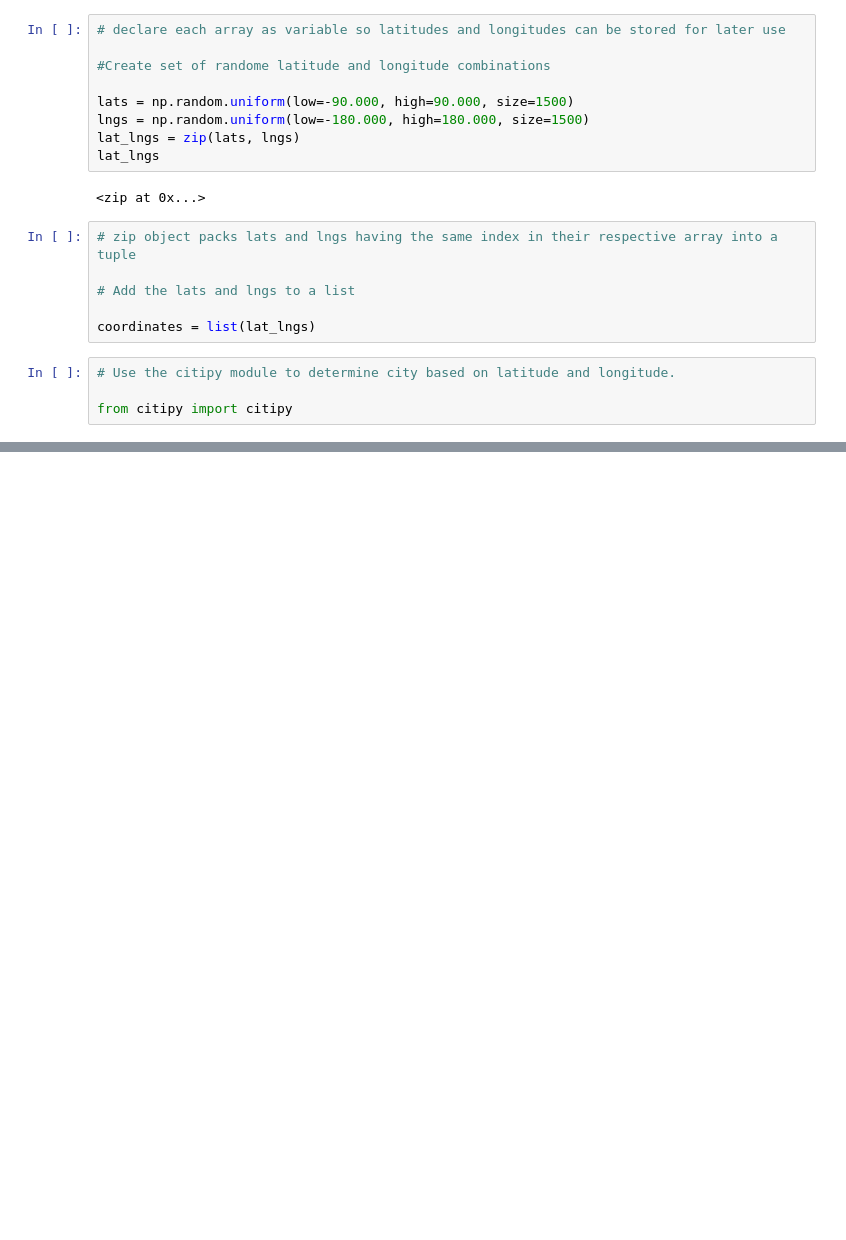
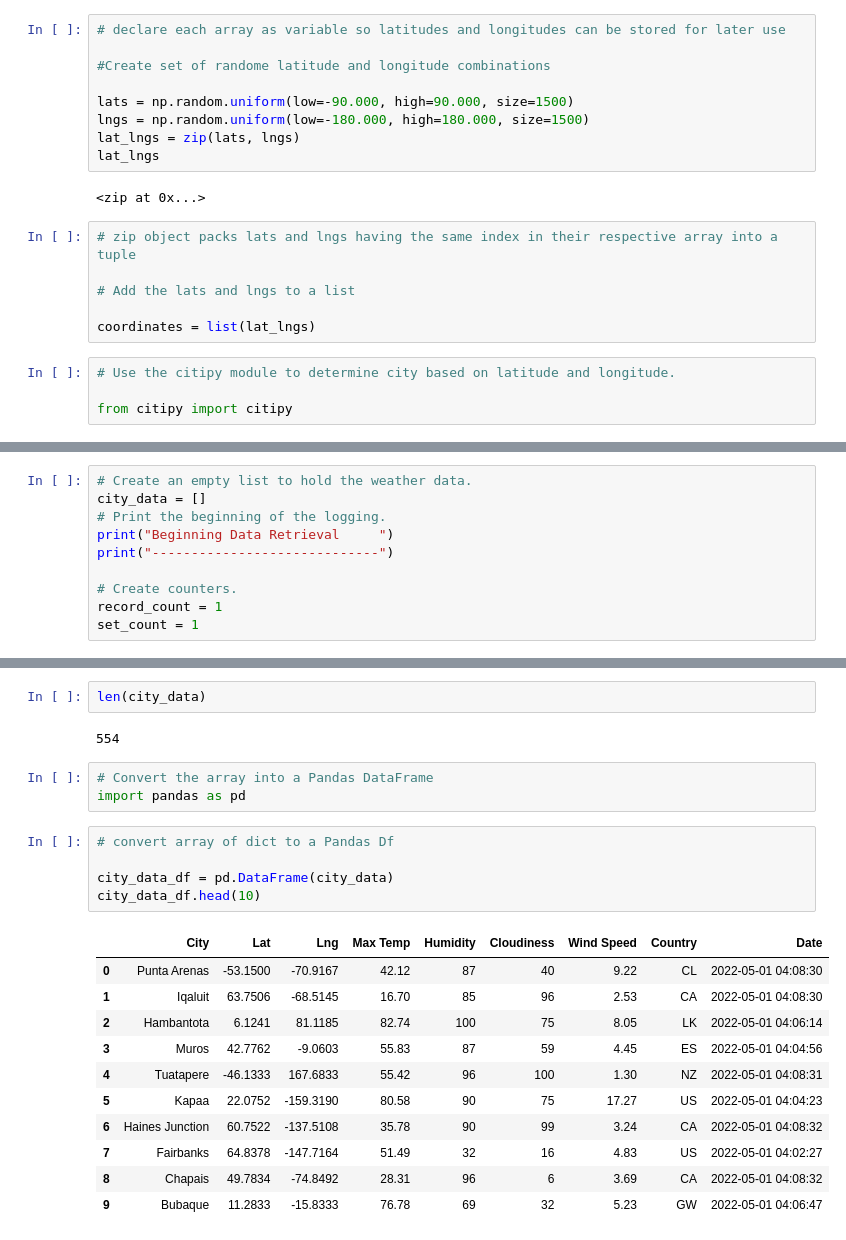
Before and after one commit to jwygonik/World_Weather_Analysis, a Jupyter notebook: WeatherPy.ipynb, the cells around one changed output, grey strips where cells are left out. Cells and saved outputs as stored; diff of their text form; blank space fills up the shorter version.

```diff
--- a/WeatherPy.ipynb
+++ b/WeatherPy.ipynb
@@ -45,0 +50,10 @@ len(cities)
+# %%
+# Create an empty list to hold the weather data.
+city_data = []
+# Print the beginning of the logging.
+print("Beginning Data Retrieval     ")
+print("-----------------------------")
+
+# Create counters.
+record_count = 1
+set_count = 1
@@ -45,0 +133,24 @@ len(cities)
+# %%
+len(city_data)
+# %% [output]
+554
+# %%
+# Convert the array into a Pandas DataFrame
+import pandas as pd
+# %%
+# convert array of dict to a Pandas Df
+
+city_data_df = pd.DataFrame(city_data)
+city_data_df.head(10)
+# %% [output]
+|  | City | Lat | Lng | Max Temp | Humidity | Cloudiness | Wind Speed | Country | Date |
+| 0 | Punta Arenas | -53.1500 | -70.9167 | 42.12 | 87 | 40 | 9.22 | CL | 2022-05-01 04:08:30 |
+| 1 | Iqaluit | 63.7506 | -68.5145 | 16.70 | 85 | 96 | 2.53 | CA | 2022-05-01 04:08:30 |
+| 2 | Hambantota | 6.1241 | 81.1185 | 82.74 | 100 | 75 | 8.05 | LK | 2022-05-01 04:06:14 |
+| 3 | Muros | 42.7762 | -9.0603 | 55.83 | 87 | 59 | 4.45 | ES | 2022-05-01 04:04:56 |
+| 4 | Tuatapere | -46.1333 | 167.6833 | 55.42 | 96 | 100 | 1.30 | NZ | 2022-05-01 04:08:31 |
+| 5 | Kapaa | 22.0752 | -159.3190 | 80.58 | 90 | 75 | 17.27 | US | 2022-05-01 04:04:23 |
+| 6 | Haines Junction | 60.7522 | -137.5108 | 35.78 | 90 | 99 | 3.24 | CA | 2022-05-01 04:08:32 |
+| 7 | Fairbanks | 64.8378 | -147.7164 | 51.49 | 32 | 16 | 4.83 | US | 2022-05-01 04:02:27 |
+| 8 | Chapais | 49.7834 | -74.8492 | 28.31 | 96 | 6 | 3.69 | CA | 2022-05-01 04:08:32 |
+| 9 | Bubaque | 11.2833 | -15.8333 | 76.78 | 69 | 32 | 5.23 | GW | 2022-05-01 04:06:47 |
```
Also changed, not shown: parts of 6 cells of this notebook, 4 other files.
